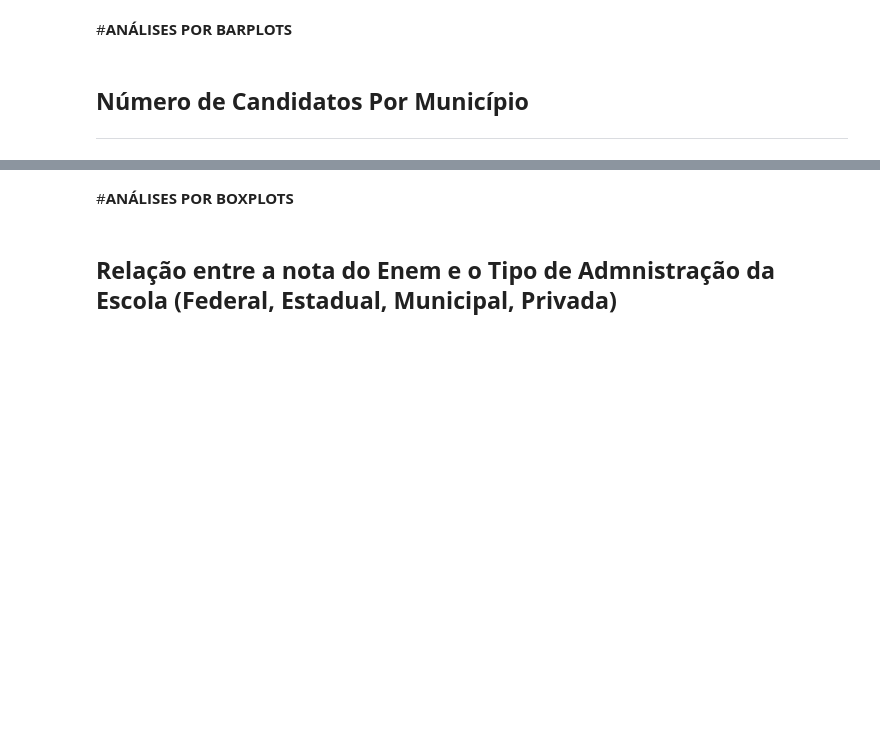
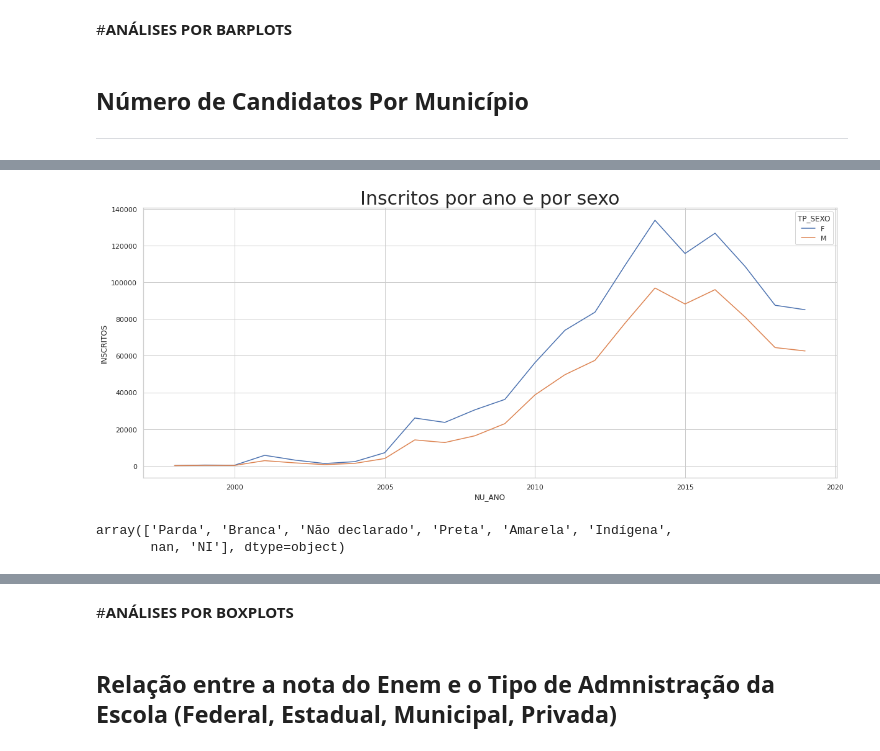
Before and after one commit to mariaeco/ICD_project_Maria, a Jupyter notebook: ProjetoICD_Maria_ExploracaoInicial.ipynb, the cells around one changed output, grey strips where cells are left out. Saved outputs shown, nothing was run; the diff lists cells and outputs as text; code cells hidden in the pictures; blank space fills up the shorter version.

```diff
--- a/ProjetoICD_Maria_ExploracaoInicial.ipynb
+++ b/ProjetoICD_Maria_ExploracaoInicial.ipynb
@@ -149,0 +169,4 @@ plot_maiores
+# %%
+sexo_por_anos = dfEnem.groupby(by=['NU_ANO', 'TP_SEXO'])['NU_INSCRICAO'].count().reset_index()
+sexo_por_anos.rename(columns = {'NU_INSCRICAO':'INSCRITOS'}, inplace = True)
+sexo_por_anos.sample(10)
@@ -149,0 +185,9 @@ plot_maiores
+# %%
+analise_por_anos_sexo = sexo_por_anos.groupby(by=['NU_ANO', 'TP_SEXO']).sum()
+
+plt.subplots(figsize=(20,8))
+sns.set_style("whitegrid")
+sns.lineplot(data=analise_por_anos_sexo, x="NU_ANO", y="INSCRITOS", hue="TP_SEXO")
+plt.title("Inscritos por ano e por sexo", fontsize=30);
+# %% [output]
+[figure, added]
@@ -149,0 +197,5 @@ plot_maiores
+# %%
+dfEnem.TP_COR_RACA.unique()
+# %% [output]
+array(['Parda', 'Branca', 'Não declarado', 'Preta', 'Amarela', 'Indígena',
+       nan, 'NI'], dtype=object)
```
Also changed, not shown: parts of 46 cells of this notebook.
